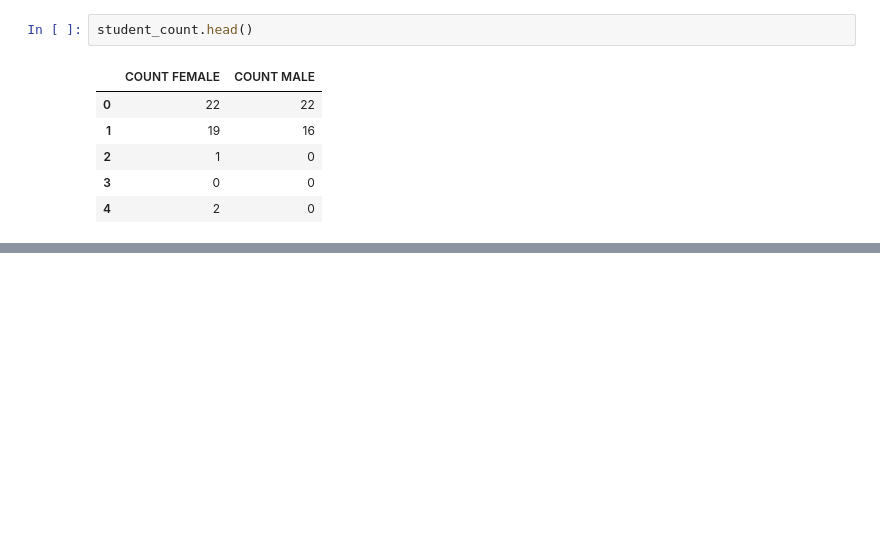
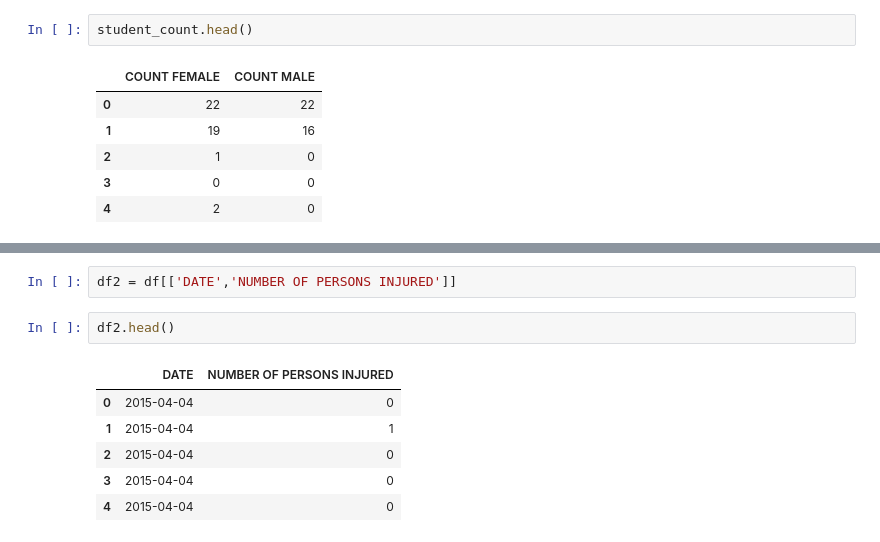
Before and after one commit to ep2247/PUI2017_ep2247, a Jupyter notebook: HW2_ep2247/HW2_3_ep2247.ipynb, the cells around one changed output, grey strips where cells are left out. Saved outputs shown, nothing was run; the diff lists cells and outputs as text; blank space fills up the shorter version.

```diff
--- a/HW2_ep2247/HW2_3_ep2247.ipynb
+++ b/HW2_ep2247/HW2_3_ep2247.ipynb
@@ -66,0 +72,11 @@ Populating the interactive namespace from numpy and matplotlib
+# %%
+df2 = df[['DATE','NUMBER OF PERSONS INJURED']]
+# %%
+df2.head()
+# %% [output]
+|  | DATE | NUMBER OF PERSONS INJURED |
+| 0 | 2015-04-04 | 0 |
+| 1 | 2015-04-04 | 1 |
+| 2 | 2015-04-04 | 0 |
+| 3 | 2015-04-04 | 0 |
+| 4 | 2015-04-04 | 0 |
```
Also changed, not shown: parts of 7 cells of this notebook.
